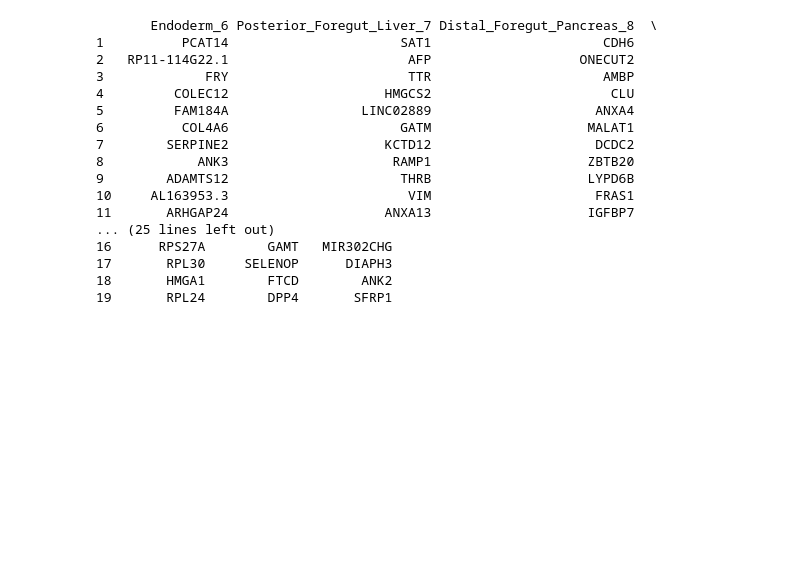
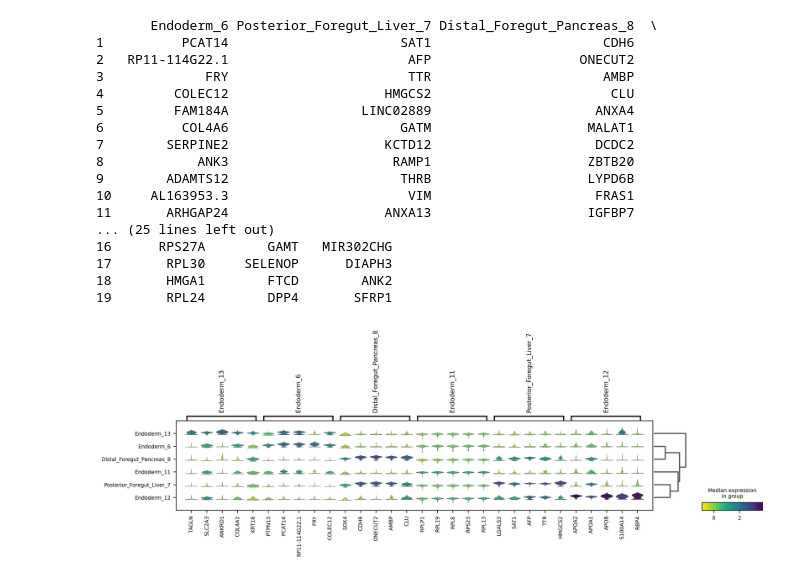
Before and after one commit to mckellardw/scCardiacOrganoid, a Jupyter notebook: scripts/pynb/2_endoderm_lineage.ipynb, the cells around one changed output. Drawn from its saved outputs; the diff is of its cells as text; code cells hidden in the pictures; blank space fills up the shorter version.

```diff
--- a/scripts/pynb/2_endoderm_lineage.ipynb
+++ b/scripts/pynb/2_endoderm_lineage.ipynb
@@ -81,9 +81,10 @@ sc.pl.embedding(
 # %% [markdown]
 # DGEA
 # %%
+groupby="leiden_harmony_sp_anno"
 sc.tl.rank_genes_groups(
     adata,
-    groupby='leiden_harmony_sp_anno',
+    groupby=groupby,
     method='wilcoxon',
     layer='data',
     pts=True
@@ -109,3 +110,26 @@ print(tmp.iloc()[1:20,:])
 17       RPL30     SELENOP      DIAPH3
 18       HMGA1        FTCD        ANK2
 19       RPL24        DPP4       SFRP1
+# %%
+if False:
+    sc.tl.dendrogram(
+        adata,
+        # groupby="leiden_harmony_sp_1.0",
+        groupby=groupby,
+        n_pcs = npcs(adata,reduction="harmony_sp"),
+        use_rep="harmony_sp"
+        # var_names=""
+    )
+
+# sc.pl.rank_genes_groups_tracksplot(
+#     adata,
+#     n_genes=3
+#     )
+
+sc.pl.rank_genes_groups_stacked_violin(
+    adata,
+     n_genes=5,
+     cmap='viridis_r'
+)
+# %% [output]
+[figure, added]
```
Also changed, not shown: parts of 7 cells of this notebook.
